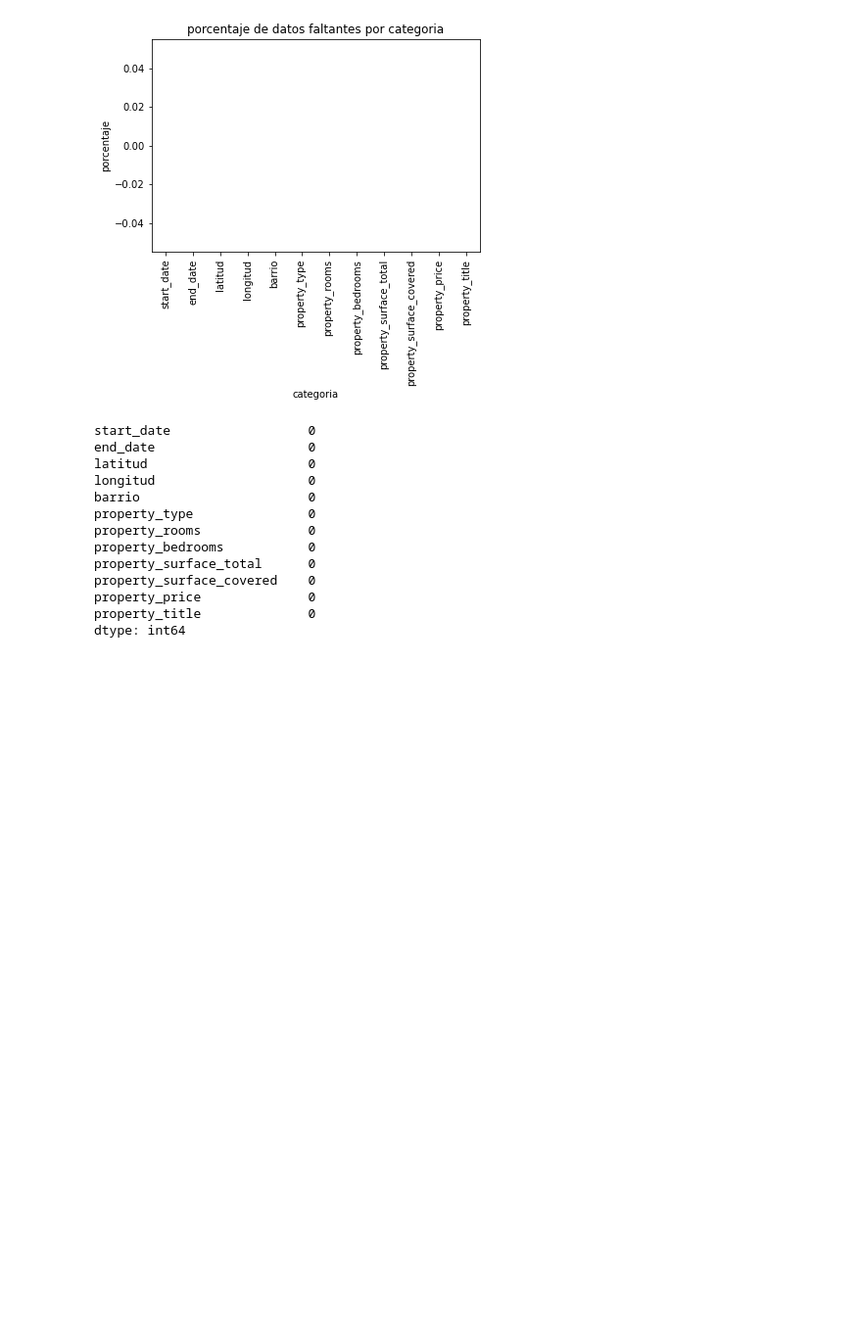
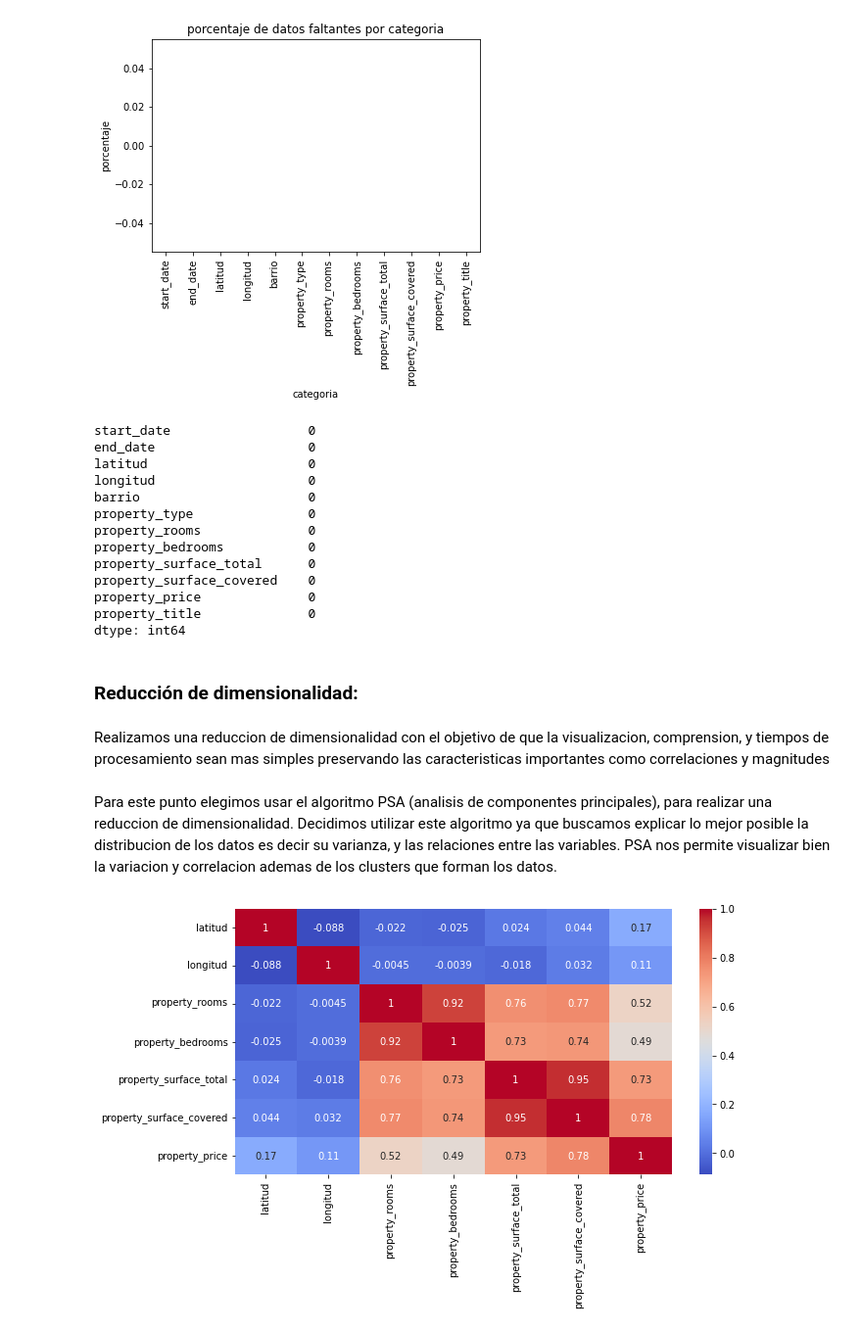
Before and after one commit to iankvdh/Organizacion-de-Datos-2C2022-GRUPO22, a Jupyter notebook: 7506R_TP1_GRUPO22_ENTREGA.ipynb, the cells around one changed output. Shown at 98% size. Saved outputs shown, nothing was run; the diff lists cells and outputs as text; code cells hidden in the pictures; blank space fills up the shorter version.

```diff
--- a/7506R_TP1_GRUPO22_ENTREGA.ipynb
+++ b/7506R_TP1_GRUPO22_ENTREGA.ipynb
@@ -1101,3 +1103,17 @@ property_surface_covered    0
 property_price              0
 property_title              0
 dtype: int64
+# %% [markdown]
+### Reducción de dimensionalidad:
+# %% [markdown]
+Realizamos una reduccion de dimensionalidad con el objetivo de que la visualizacion, comprension, y tiempos de procesamiento sean mas simples preservando las caracteristicas importantes como correlaciones y magnitudes
+# %% [markdown]
+Para este punto elegimos usar el algoritmo PSA (analisis de componentes principales), para realizar una reduccion de dimensionalidad. Decidimos utilizar este algoritmo ya que buscamos explicar lo mejor posible la distribucion de los datos es decir su varianza, y las relaciones entre las variables. PSA nos permite visualizar bien la variacion y correlacion ademas de los clusters que forman los datos.
+# %%
+matriz_correlacion=viviendas_caba_train.corr()
+
+plt.figure(figsize=(10,5))
+sns.heatmap(matriz_correlacion, annot = True,cmap = 'coolwarm')
+plt.show()
+# %% [output]
+[figure, added]
```
Also changed, not shown: parts of 10 cells of this notebook.
